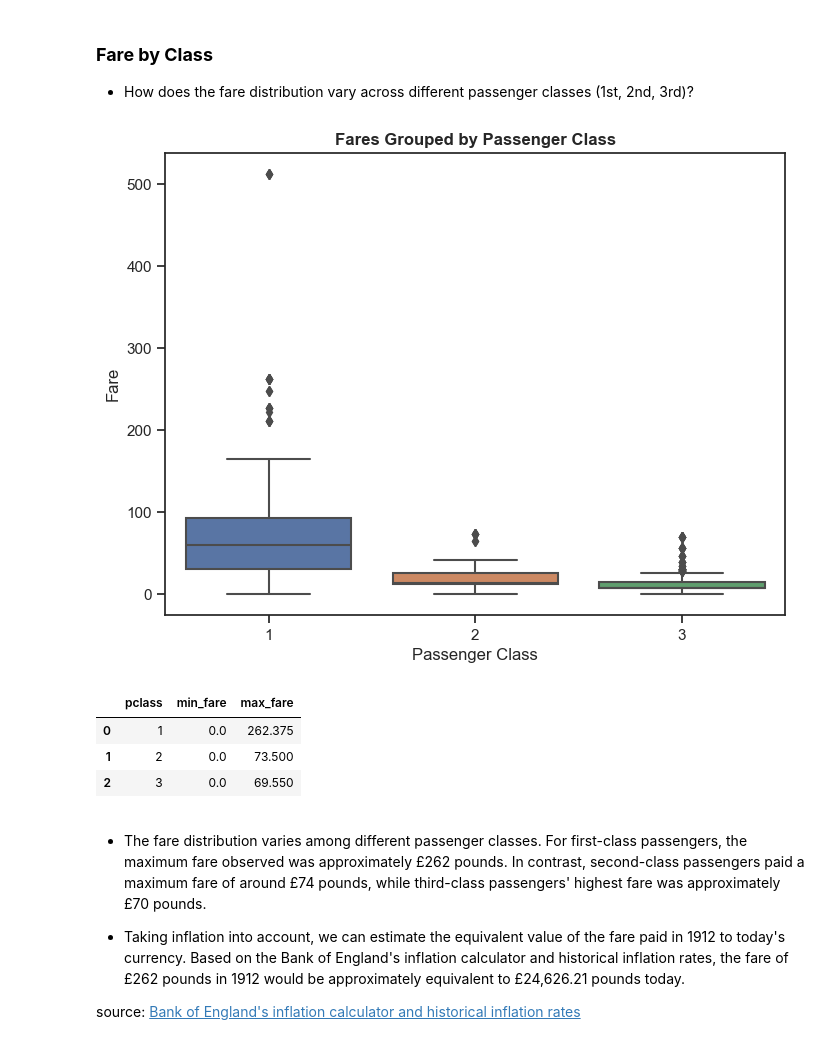
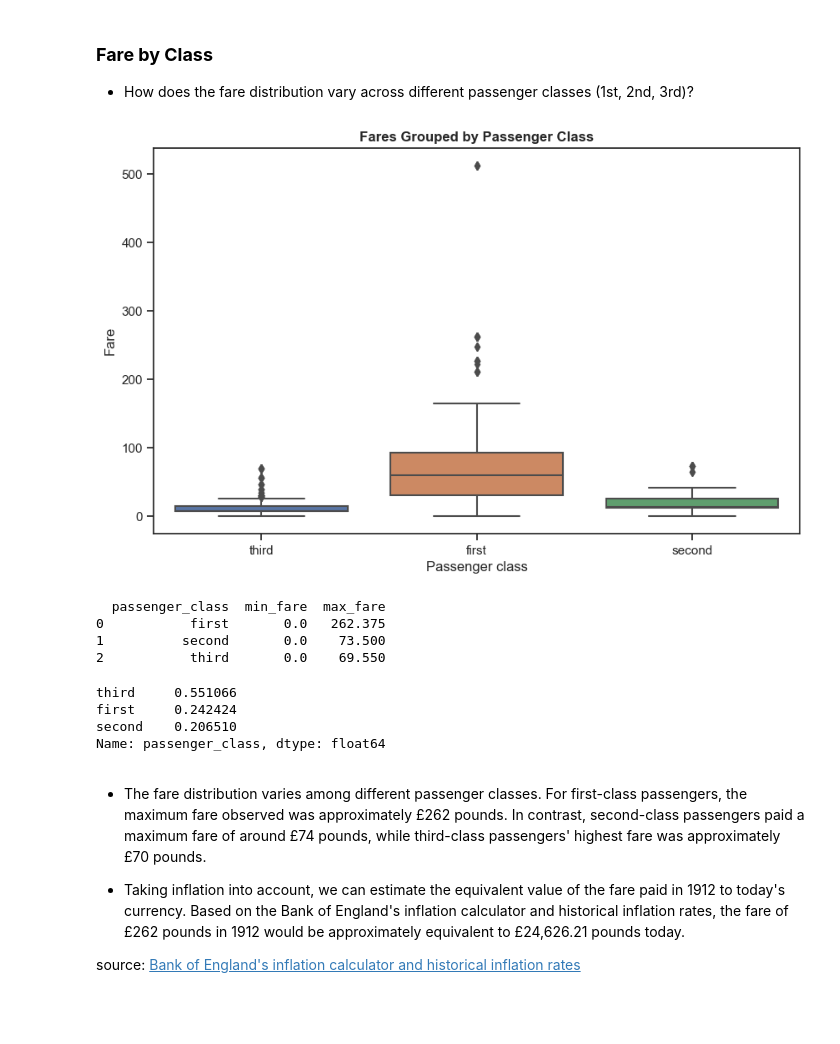
Before and after one commit to ErikaMelt/data-ship-api, a Jupyter notebook: notebooks/eda.ipynb, the cells around one changed output. Saved outputs shown, nothing was run; the diff lists cells and outputs as text; code cells hidden in the pictures; blank space fills up the shorter version.

```diff
--- a/notebooks/eda.ipynb
+++ b/notebooks/eda.ipynb
@@ -72,4 +67,0 @@ In order to understand better the columns names and that the names are more self
-# %%
-train_df = train_df.rename(columns={'embarked': 'embarked_port'})
-port_mapping = {'s': 'southampton', 'q': 'queenstown', 'c': 'cherbourg'}
-train_df['embarked_port'] = train_df['embarked_port'].map(port_mapping)
@@ -307,0 +319,17 @@ DataAnalyzer.plot_survival_by_feature(female_data, 'pclass', 'Passenger Class','
+# %%
+sns.boxplot(data=train_df, x="age", y="passenger_class", hue="survived")
+plt.xlabel('Age in years')
+plt.ylabel('Passenger Class')
+plt.title('Age Grouped by Passenger Class and Survival')
+plt.show()
+
+age_bins = [0, 10, 20, 30, 40, 50, 60, 70, 80, 100]
+age_labels = ['0-9', '10-19', '20-29', '30-39', '40-49', '50-59', '60-69', '70-79', '80+']
+train_df['age_range'] = pd.cut(train_df['age'], bins=age_bins, labels=age_labels, right=False)
+age_class_counts = train_df.groupby(['age_range', 'passenger_class']).size().reset_index(name='count')
+survived_counts = train_df.groupby(['age_range', 'passenger_class', 'survived']).size().reset_index(name='survived_count')
+age_class_survival_counts = age_class_counts.merge(survived_counts, on=['age_range', 'passenger_class'], how='left')
+age_class_survival_counts['survival_rate'] = age_class_survival_counts['survived_count'] / age_class_survival_counts['count']
+age_class_survival_counts.sort_values(by='survival_rate', ascending=False, inplace=True)
+survived_passengers = age_class_survival_counts.loc[age_class_survival_counts['survived'] == 1]
+survived_passengers.head(10)
@@ -309,9 +356,7 @@ DataAnalyzer.plot_survival_by_feature(female_data, 'pclass', 'Passenger Class','
 #### **Family Size**
    - What is the distribution of family sizes (SibSp + Parch) among passengers?
 # %%
-train_df['family_size'] = train_df['sibsp'] + train_df['parch']
-
-plt.figure(figsize=(8, 6))
+train_df['family_size'] = train_df['sibling_spouse_count'] + train_df['parent_child_count']
 ax = sns.histplot(train_df['family_size'], bins=range(0, max(train_df['family_size']) + 1),
                  kde=False, color='#4C72B0', stat='probability')
 plt.xlabel('Family Size')
@@ -396,23 +441,26 @@ plt.show()
 # %%
 from scipy import stats
 
-plt.figure(figsize=(8, 6))
-sns.boxplot(x='pclass', y='fare', data=train_df)
-plt.xlabel('Passenger Class')
-plt.ylabel('Fare')
-plt.title('Fares Grouped by Passenger Class')
-plt.show()
+DataAnalyzer.plot_distribution_box_plot(train_df, 'passenger_class', 'ticket_fare', 'Passenger class',  'Fare',  'Fares Grouped by Passenger Class')
 
-train_df['winsorized_fare'] = stats.mstats.winsorize(train_df['fare'], limits=[0.01, 0.01])
-fare_ranges = train_df.groupby('pclass')['winsorized_fare'].agg(['min', 'max']).reset_index()
-fare_ranges.columns = ['pclass', 'min_fare', 'max_fare']
-fare_ranges
+train_df['winsorized_fare'] = stats.mstats.winsorize(train_df['ticket_fare'], limits=[0.01, 0.01])
+fare_ranges = train_df.groupby('passenger_class')['winsorized_fare'].agg(['min', 'max']).reset_index()
+fare_ranges.columns = ['passenger_class', 'min_fare', 'max_fare']
+print(fare_ranges)
+
+total_passengers = len(train_df)
+proportions = train_df['passenger_class'].value_counts() / total_passengers
+proportions
 # %% [output]
-[figure, old version]
+[figure, new version]
-|  | pclass | min_fare | max_fare |
-| 0 | 1 | 0.0 | 262.375 |
-| 1 | 2 | 0.0 | 73.500 |
-| 2 | 3 | 0.0 | 69.550 |
+  passenger_class  min_fare  max_fare
+0           first       0.0   262.375
+1          second       0.0    73.500
+2           third       0.0    69.550
+third     0.551066
+first     0.242424
+second    0.206510
+Name: passenger_class, dtype: float64
 # %% [markdown]
 - The fare distribution varies among different passenger classes. For first-class passengers, the maximum fare observed was approximately £262 pounds. In contrast, second-class passengers paid a maximum fare of around £74 pounds, while third-class passengers' highest fare was approximately £70 pounds.
 
```
Also changed, not shown: parts of 38 cells of this notebook.
